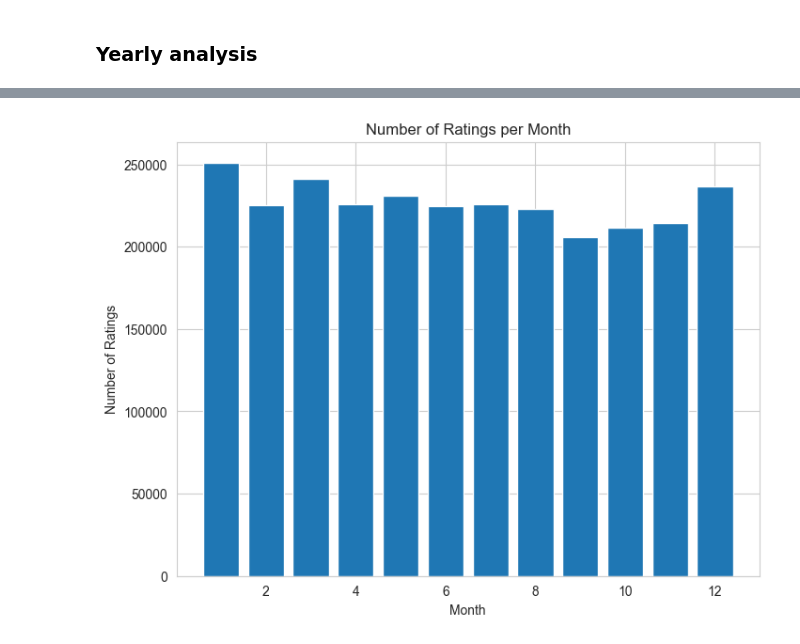
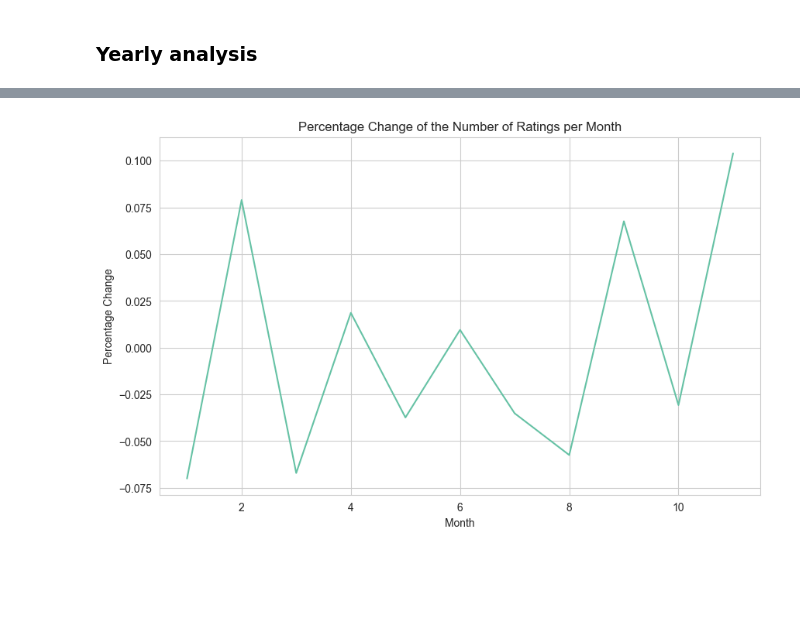
Before and after one commit to epfl-ada/ada-2023-project-datababes, a Jupyter notebook: eda_ajku.ipynb, the cells around one changed output, grey strips where cells are left out. Cells and saved outputs as stored; diff of their text form; code cells hidden in the pictures; blank space fills up the shorter version.

```diff
--- a/eda_ajku.ipynb
+++ b/eda_ajku.ipynb
@@ -241,0 +203,12 @@ ratings_users_ba_df['year_month'] = pd.to_datetime(ratings_users_ba_df['year_mon
+# %%
+# transform date column to datetime format
+ratings_users_df['date'] = pd.to_datetime(ratings_users_df['date'], unit='s')
+
+ratings_users_df['year'] = ratings_users_df['date'].dt.year
+ratings_users_df['month'] = ratings_users_df['date'].dt.month
+
+ratings_users_df['year_month'] = ratings_users_df['year'].astype(str) + '-' + ratings_users_df['month'].astype(str)
+ratings_users_df['year_month'] = pd.to_datetime(ratings_users_df['year_month'])
+# %%
+# group by style and year-month and count the number of ratings per style and year-month
+style_year_month_ratings_df = ratings_users_df.groupby(['style', 'year_month'])['rating'].count().reset_index(name='nbr_ratings')
@@ -241,0 +284,14 @@ ratings_users_ba_df['year_month'] = pd.to_datetime(ratings_users_ba_df['year_mon
+# %%
+# keep only the rows of ratings_users_df where the style is in the top styles
+ratings_users_top_styles_df = ratings_users_df[ratings_users_df['style'].isin(top_20_styles)]
+
+# group by style and count the number of unique users per style
+style_users_df = ratings_users_top_styles_df.groupby('style')['user_id'].nunique().reset_index(name='nbr_users')
+
+# plot the number of unique users per style in a vertical bar chart
+plt.figure(figsize=(8, 8))
+sns.barplot(x='nbr_users', y='style', data=style_users_df.sort_values(by='nbr_users', ascending=False), color='darkorange')
+plt.title('Number of Users per Style')
+plt.xlabel('Number of Users')
+plt.ylabel('Style')
+plt.show()
@@ -366,14 +350,18 @@ for i, label in enumerate(ratings_label):
 # %%
-# group by month and count the number of ratings per month
-month_ratings_count = year_month_ratings_count_filtered.groupby('month')['nbr_ratings'].sum()
+# group by month and count the average number of ratings per month
+month_ratings_count = ratings_users_top_styles_df.groupby('month')['month'].count()
 
-# plot in bar plot the number of ratings per month
-plt.figure(figsize=(8,6))
+month_ratings_count_df = pd.DataFrame({'month': month_ratings_count.index, 'nbr_ratings': month_ratings_count.values})
 
-plt.bar(month_ratings_count.index, month_ratings_count.values)
+# compute the percentage change of the number of ratings per month
+month_ratings_count_df['pct_change'] = month_ratings_count_df['nbr_ratings'].pct_change()
+
+# plot the percentage change of the number of ratings per month in a line chart
+plt.figure(figsize=(10, 6))
+plt.plot(month_ratings_count_df['pct_change'])
+plt.title('Percentage Change of the Number of Ratings per Month')
 plt.xlabel('Month')
-plt.ylabel('Number of Ratings')
-plt.title('Number of Ratings per Month')
+plt.ylabel('Percentage Change')
 plt.show()
 # %% [output]
-[figure, old version]
+[figure, new version]
```
Also changed, not shown: parts of 79 cells of this notebook.
